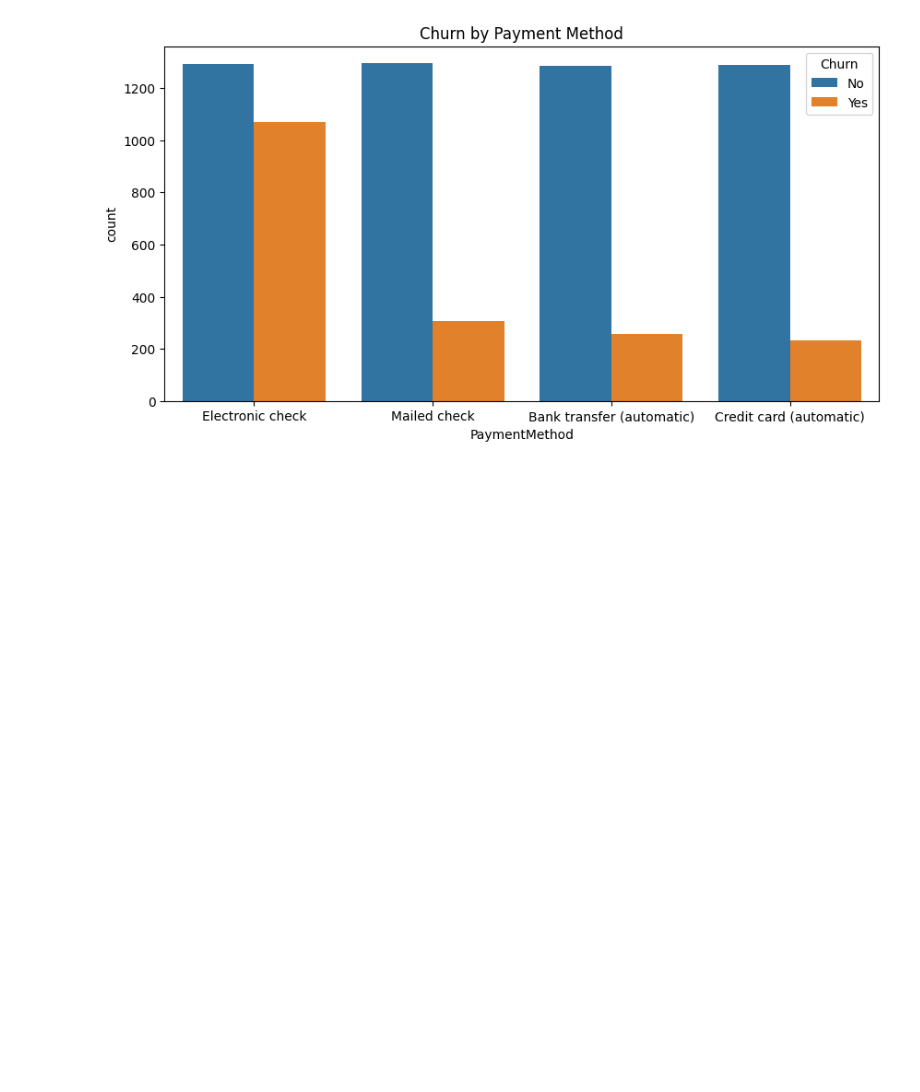
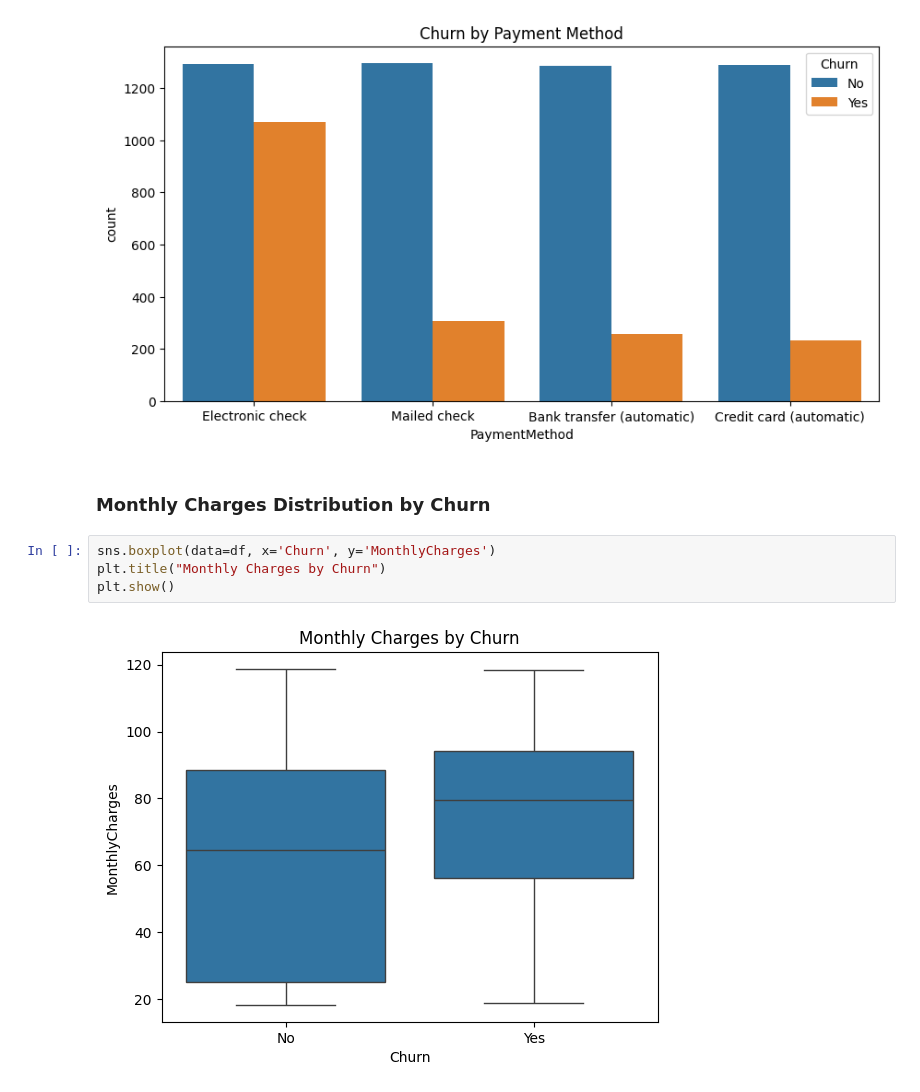
Before and after one commit to azuhayer/Telco-Customer-Churn-Analysis, a Jupyter notebook: main.ipynb, the cells around one changed output. Drawn from its saved outputs; the diff is of its cells as text; blank space fills up the shorter version.

```diff
--- a/main.ipynb
+++ b/main.ipynb
@@ -167,3 +167,11 @@ plt.xticks(rotation=0)
 plt.show()
 # %% [output]
 [figure]
+# %% [markdown]
+### Monthly Charges Distribution by Churn
+# %%
+sns.boxplot(data=df, x='Churn', y='MonthlyCharges')
+plt.title("Monthly Charges by Churn")
+plt.show()
+# %% [output]
+[figure, added]
```
Also changed, not shown: parts of 4 cells of this notebook.
